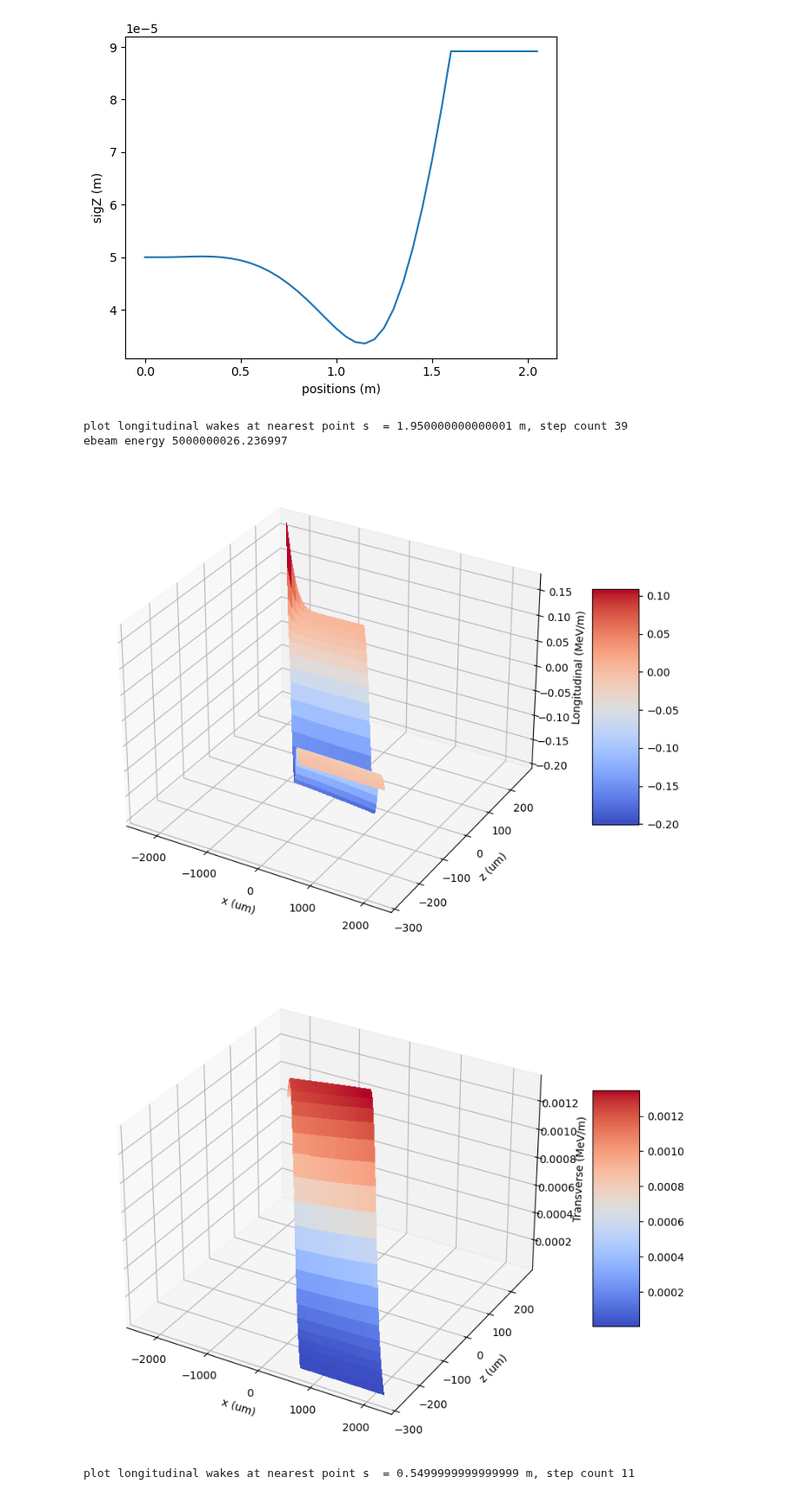
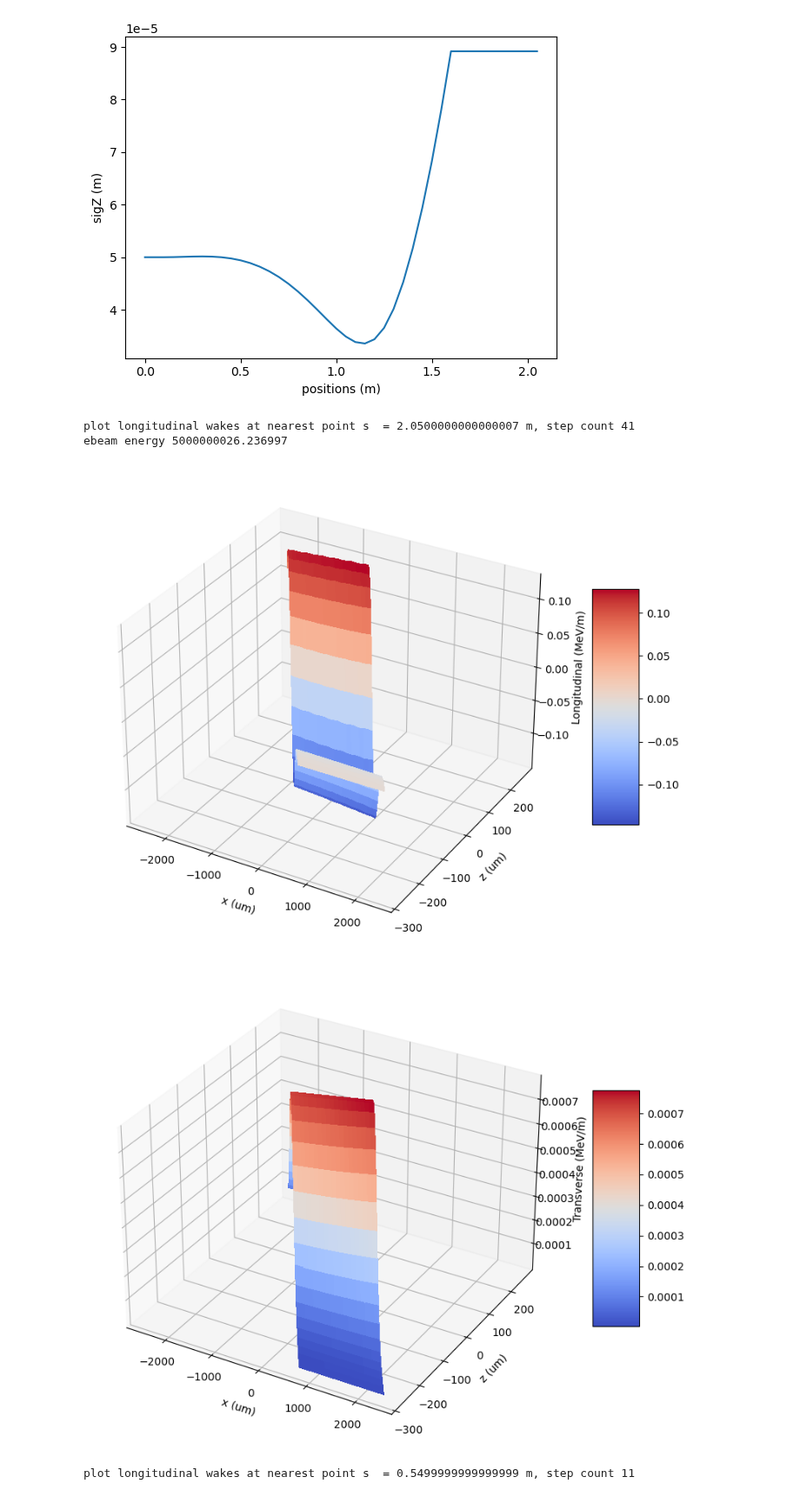
Before and after one commit to slaclab/pyDFCSR, a Jupyter notebook: pyDFCSR_2D/example.ipynb, the cells around one changed output. Shown at 87% size. Drawn from its saved outputs; the diff is of its cells as text; code cells hidden in the pictures.

```diff
--- a/pyDFCSR_2D/example.ipynb
+++ b/pyDFCSR_2D/example.ipynb
@@ -47,20 +58,20 @@ operable program or batch file.
 # %%
 from plot_from_output import DFCSR_postprocessor
 
-DFplot = DFCSR_postprocessor(run_name = 'chirp-2024-04-13T21_42_26-07_00',
-                             work_dir = './output')
+DFplot = DFCSR_postprocessor(run_name = 'chirp-2024-04-13T22_25_47-07_00',
+                             work_dir = '/sdf/data/ad/ard/u/jytang/pyDFCSR/dipole_output')
 # %%
 # Plot beam size along the lattice
 DFplot.plot_stats(key = 'sigZ')
 # %% [output]
 [figure]
 # %%
-DFplot.plot_wakes(s = 2.0)
+DFplot.plot_wakes(s = 2.2)
 # %% [output]
-plot longitudinal wakes at nearest point s  = 1.950000000000001 m, step count 39
+plot longitudinal wakes at nearest point s  = 2.0500000000000007 m, step count 41
 ebeam energy 5000000026.236997
-[figure, old version]
+[figure, new version]
-[figure, old version]
+[figure, new version]
 # %%
 DFplot.plot_particles(s = 0.6, xkey = 'z', ykey = 'x')
 # %% [output]
```
Also changed, not shown: parts of 2 cells of this notebook, 9 other files.
